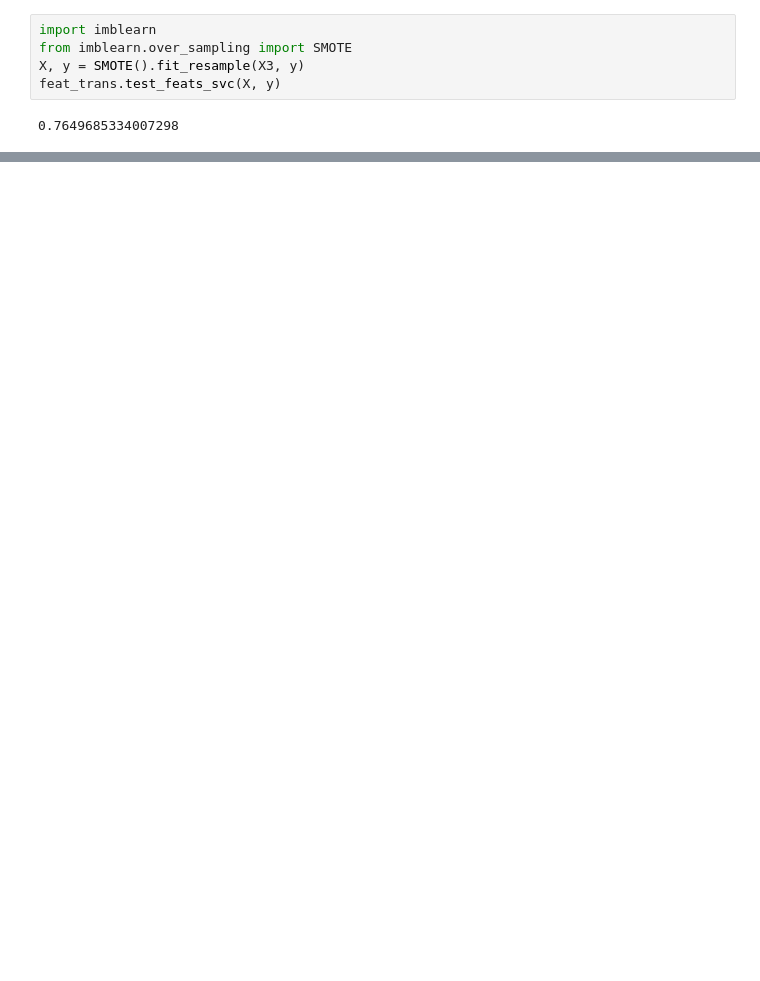
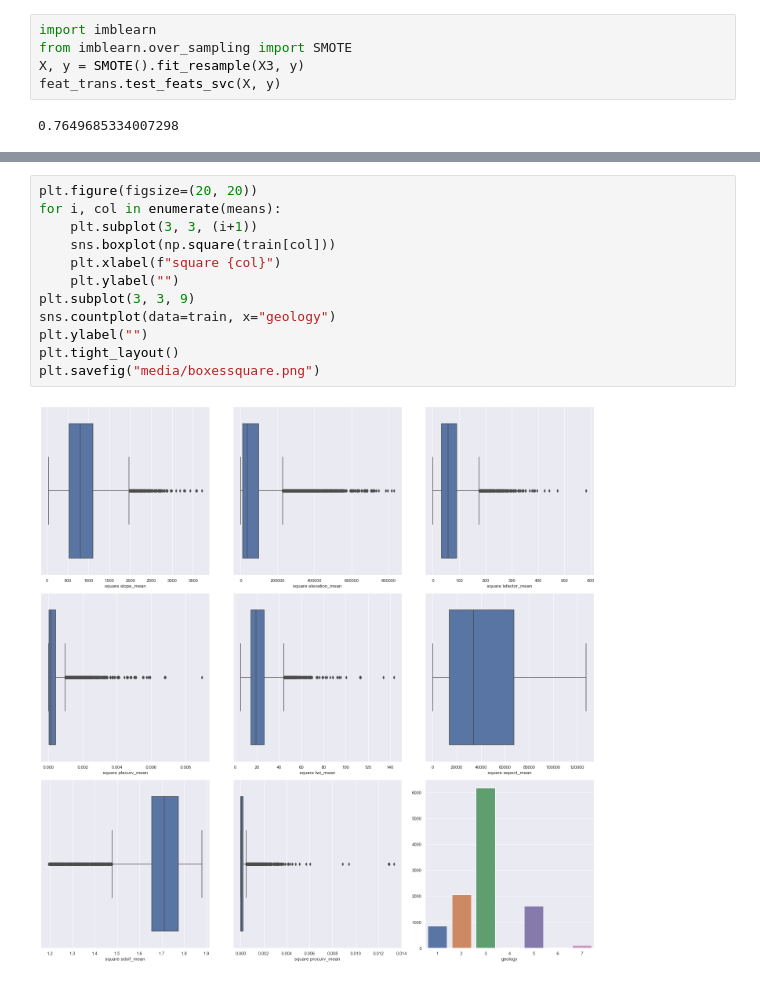
Before and after one commit to xSurus/startHack, a Jupyter notebook: finn.ipynb, the cells around one changed output, grey strips where cells are left out. Cells and saved outputs as stored; diff of their text form; blank space fills up the shorter version.

```diff
--- a/finn.ipynb
+++ b/finn.ipynb
@@ -231,0 +252,14 @@ plt.savefig("dists.png")
+# %%
+plt.figure(figsize=(20, 20))
+for i, col in enumerate(means):
+    plt.subplot(3, 3, (i+1))
+    sns.boxplot(np.square(train[col]))
+    plt.xlabel(f"square {col}")
+    plt.ylabel("")
+plt.subplot(3, 3, 9)
+sns.countplot(data=train, x="geology")
+plt.ylabel("")
+plt.tight_layout()
+plt.savefig("media/boxessquare.png")
+# %% [output]
+[figure, added]
```
Also changed, not shown: parts of 25 cells of this notebook, 10 other files.
